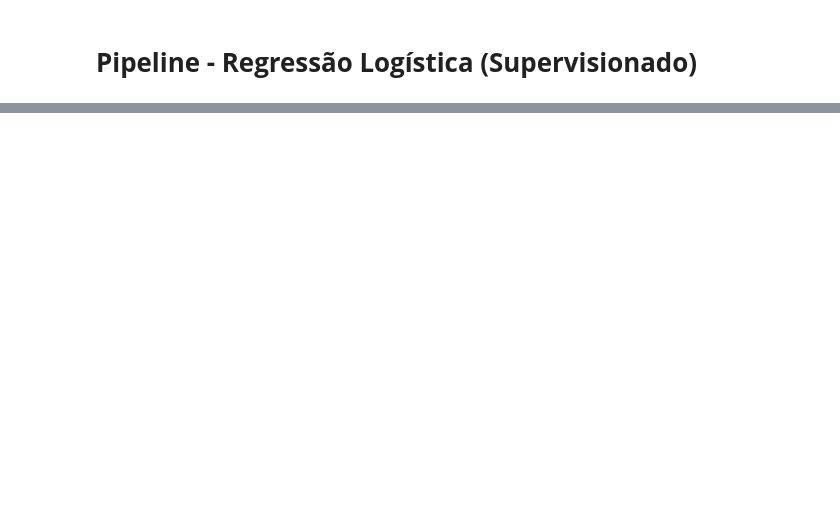
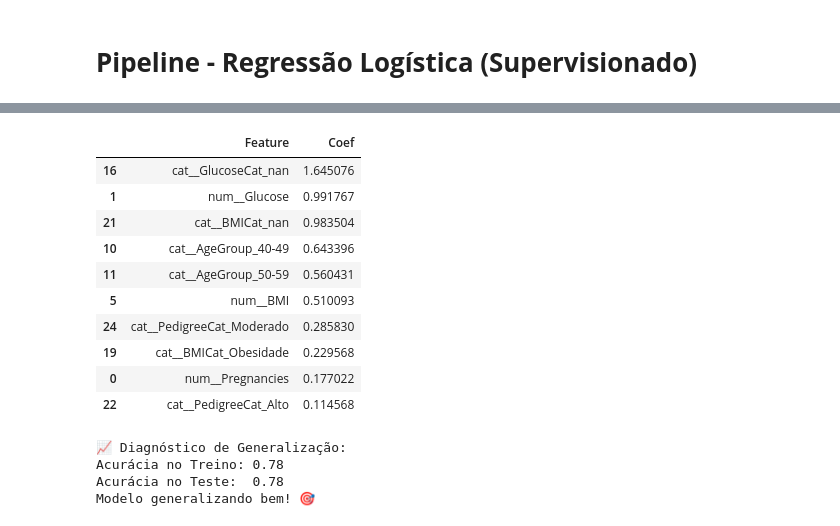
Before and after one commit to camilamenezzzes/Analise-Dataset-Pima, a Jupyter notebook: Análise_do_Dataset_Pima.ipynb, the cells around one changed output, grey strips where cells are left out. Cells and saved outputs as stored; diff of their text form; code cells hidden in the pictures; blank space fills up the shorter version.

```diff
--- a/Análise_do_Dataset_Pima.ipynb
+++ b/Análise_do_Dataset_Pima.ipynb
@@ -366,0 +577,58 @@ plt.show()
+# %%
+# Importância de cada variável (coeficientes da Regressão Logística)
+
+# Extrair nomes das features após o pré-processamento
+# 'prep' é o nome dado ao ColumnTransformer dentro do Pipeline.
+# 'get_feature_names_out()' retorna os nomes das colunas após o OneHotEncoder e StandardScaler.
+feature_names = modelo.named_steps['prep'].get_feature_names_out()
+
+# Extrair coeficientes da classe positiva
+# 'clf' é o nome dado ao LogisticRegression dentro do Pipeline.
+# 'coef_[0]' acessa os coeficientes para a classe positiva (neste caso, 'Outcome' = 1).
+coefs = modelo.named_steps['clf'].coef_[0]
+
+# Criar tabela de pesos
+# Os coeficientes indicam a importância e a direção da relação de cada feature com a variável alvo.
+# Ordenar os resultados pelos coeficientes em ordem decrescente para ver as features mais influentes primeiro.
+pesos = pd.DataFrame({'Feature': feature_names, 'Coef': coefs}).sort_values('Coef', ascending=False)
+
+# Mostrar as 10 mais influentes
+pesos.head(10)
+# %% [output]
+|  | Feature | Coef |
+| 16 | cat__GlucoseCat_nan | 1.645076 |
+| 1 | num__Glucose | 0.991767 |
+| 21 | cat__BMICat_nan | 0.983504 |
+| 10 | cat__AgeGroup_40-49 | 0.643396 |
+| 11 | cat__AgeGroup_50-59 | 0.560431 |
+| 5 | num__BMI | 0.510093 |
+| 24 | cat__PedigreeCat_Moderado | 0.285830 |
+| 19 | cat__BMICat_Obesidade | 0.229568 |
+| 0 | num__Pregnancies | 0.177022 |
+| 22 | cat__PedigreeCat_Alto | 0.114568 |
+# %%
+# Diagnóstico de generalização do modelo
+# O modelo apresentou acurácia de 0.78 tanto no treino quanto no teste,
+# mostrando que está generalizando bem e não sofreu overfitting ou underfitting.
+# Para um modelo simples como a Regressão Logística, usando o dataset Pima Diabetes,
+# esse nível de desempenho é considerado bom, especialmente porque o dataset é pequeno
+# e contém variáveis clínicas difíceis de modelar linearmente.
+
+acc_treino = accuracy_score(y_train, modelo.predict(X_train))
+acc_teste = accuracy_score(y_test, y_pred)
+
+print("\n📈 Diagnóstico de Generalização:")
+print(f"Acurácia no Treino: {acc_treino:.2f}")
+print(f"Acurácia no Teste:  {acc_teste:.2f}")
+
+if acc_treino - acc_teste > 0.2:
+    print("Possível overfitting (memoriza treino, erra teste)")
+elif acc_teste < 0.7:
+    print("Possível underfitting (modelo fraco)")
+else:
+    print("Modelo generalizando bem! 🎯")
+# %% [output]
+📈 Diagnóstico de Generalização:
+Acurácia no Treino: 0.78
+Acurácia no Teste:  0.78
+Modelo generalizando bem! 🎯
```
Also changed, not shown: parts of 13 cells of this notebook.
